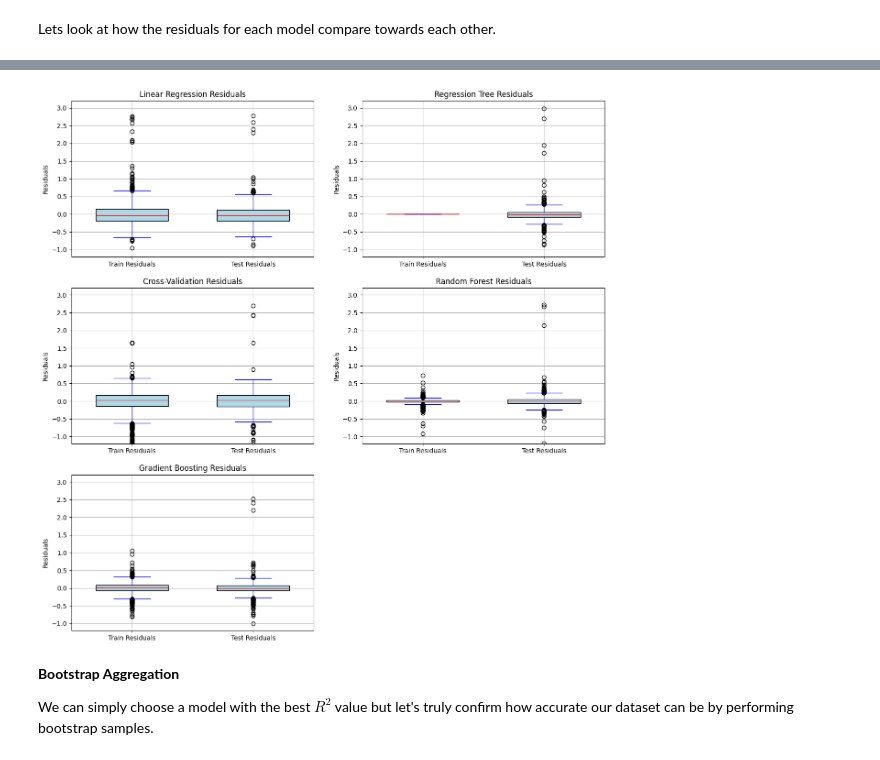
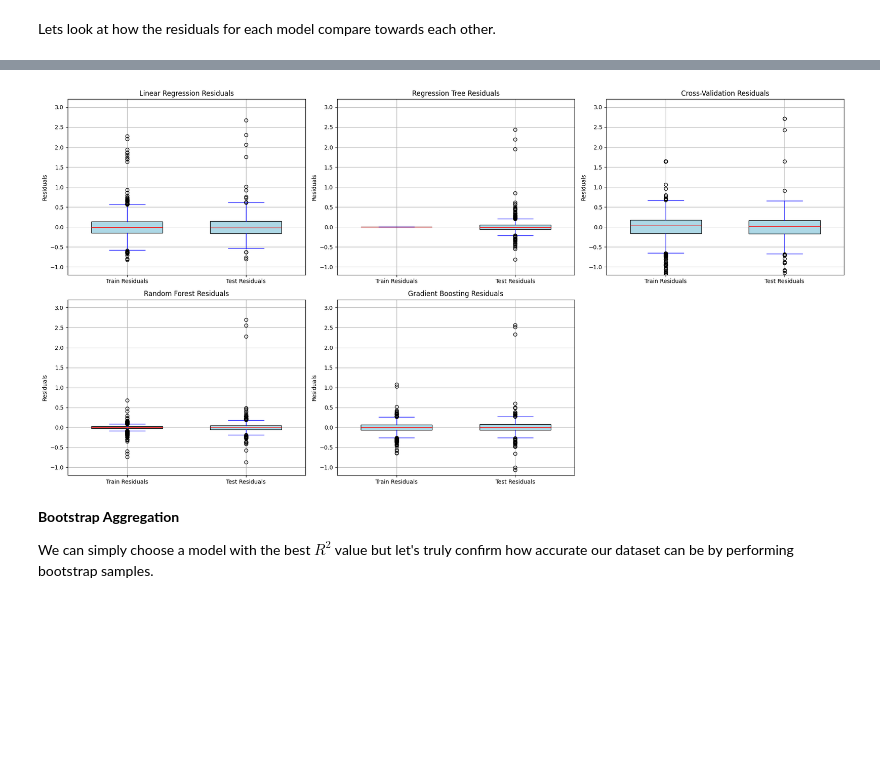
Before and after one commit to manpazito/PredictingHomelessness, a Jupyter notebook: Homelessness.ipynb, the cells around one changed output, grey strips where cells are left out. Drawn from its saved outputs; the diff is of its cells as text; code cells hidden in the pictures; blank space fills up the shorter version.

```diff
--- a/Homelessness.ipynb
+++ b/Homelessness.ipynb
@@ -500,26 +519,29 @@ titles = [
     "Gradient Boosting Residuals"
 ]
 # %%
-fig, axes = plt.subplots(3, 2, figsize=(15, 15))
-plt.subplots_adjust(hspace=0.2, wspace=0.2)
+fig, axes = plt.subplots(2, 3, figsize=(20, 10))
+plt.subplots_adjust(hspace=0.4, wspace=0.4)  # Adjust spacing between plots
 
+# Iterate through residuals and titles to plot
 for i, ((train_res, test_res), title) in enumerate(zip(residuals, titles)):
-    row, col = divmod(i, 2)  # Determine subplot row and column
+    row, col = divmod(i, 3)  # Use 3 columns to determine subplot position
     ax = axes[row, col]
-    ax.scatter(y_train, train_res, alpha=0.75, label="Train Residuals")
-    ax.scatter(y_test, test_res, alpha=0.75, label="Test Residuals", color="red")
-    ax.axhline(0, color="darkred", linestyle="--", linewidth=1)
+
+    ax.scatter(train_res.index, train_res, alpha=0.75, label="Train Residuals", marker='o')
+    ax.scatter(test_res.index, test_res, alpha=0.75, label="Test Residuals", marker='x', color="red")
+    ax.axhline(0, color="darkred", linestyle="--", linewidth=1)  # Highlight zero line
     ax.set_ylim(-1.2, 3.2)  # Set the y-axis limits
-    ax.set_title(title)
-    ax.set_xlabel("True Values")
+    ax.set_title(title, fontsize=12)
+    ax.set_xlabel("Index")
     ax.set_ylabel("Residuals")
     ax.legend()
     ax.grid(True)
 
 # Turn off any unused subplot axes
-if len(residuals) < len(axes.flatten()):
-    for j in range(len(residuals), len(axes.flatten())):
-        fig.delaxes(axes.flatten()[j])
+for j in range(len(residuals), len(axes.flatten())):
+    fig.delaxes(axes.flatten()[j])
 
+# Apply tight layout for better spacing
+plt.tight_layout()
 plt.show()
 # %% [output]
@@ -527,35 +549,38 @@ plt.show()
 # %%
-fig, axes = plt.subplots(3, 2, figsize=(15, 15))
-plt.subplots_adjust(hspace=0.2, wspace=0.2)
+fig, axes = plt.subplots(2, 3, figsize=(20, 10))  # 2 rows, 3 columns grid
+plt.subplots_adjust(hspace=0.4, wspace=0.4)  # Adjust spacing
 
 for i, ((train_res, test_res), title) in enumerate(zip(residuals, titles)):
-    row, col = divmod(i, 2)  # Determine subplot row and column
+    row, col = divmod(i, 3)  # Use 3 columns to determine subplot row and column
     ax = axes[row, col]
 
     # Create boxplots for train and test residuals
     ax.boxplot(
         [train_res, test_res],
         positions=[1, 2],
         widths=0.6,
         patch_artist=True,
         boxprops=dict(facecolor="lightblue"),
         medianprops=dict(color="red"),
         whiskerprops=dict(color="blue"),
         capprops=dict(color="blue")
     )
     ax.set_xticks([1, 2])
     ax.set_xticklabels(["Train Residuals", "Test Residuals"])
     ax.set_ylim(-1.2, 3.2)
-    ax.set_title(title)
+    ax.set_title(title, fontsize=12)
     ax.set_ylabel("Residuals")
     ax.grid(True)
 
-if len(residuals) < len(axes.flatten()):
-    for j in range(len(residuals), len(axes.flatten())):
-        fig.delaxes(axes.flatten()[j])
+# Turn off any unused subplot axes
+for j in range(len(residuals), len(axes.flatten())):
+    fig.delaxes(axes.flatten()[j])
+
+# Apply tight layout for better spacing
+plt.tight_layout()
 plt.show()
 # %% [output]
-[figure, old version]
+[figure, new version]
 # %% [markdown]
 **Bootstrap Aggregation**
 
```
Also changed, not shown: parts of 16 cells of this notebook.
